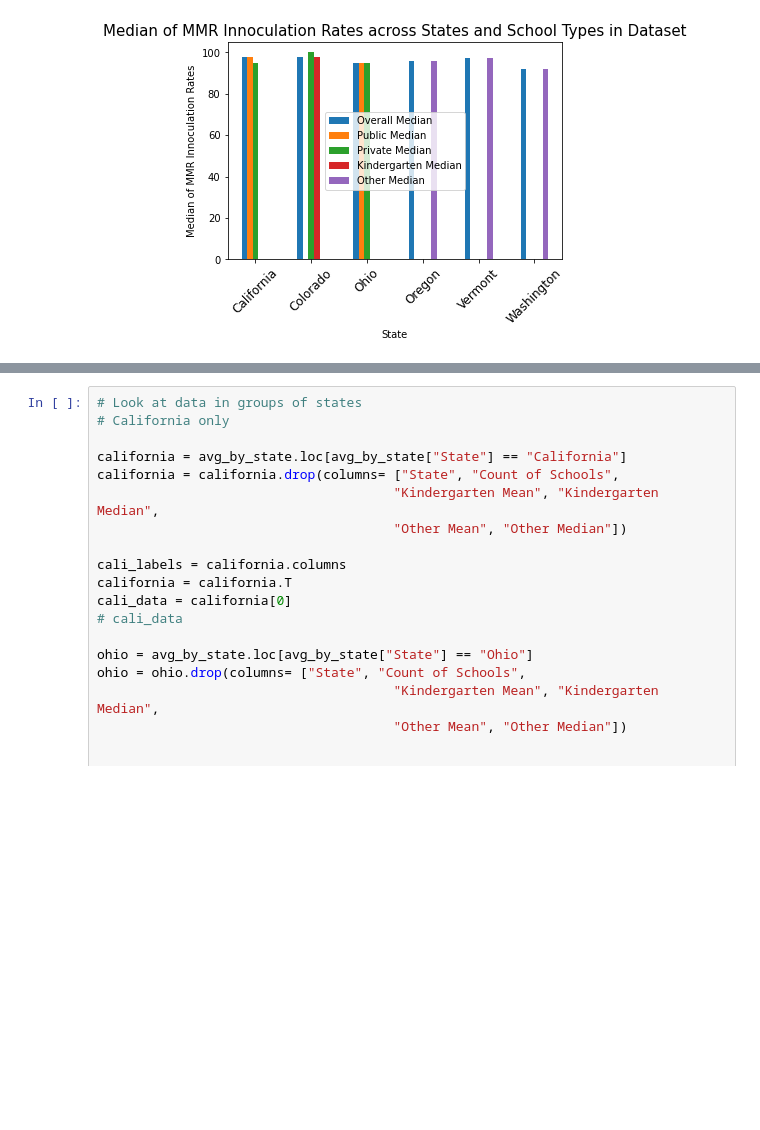
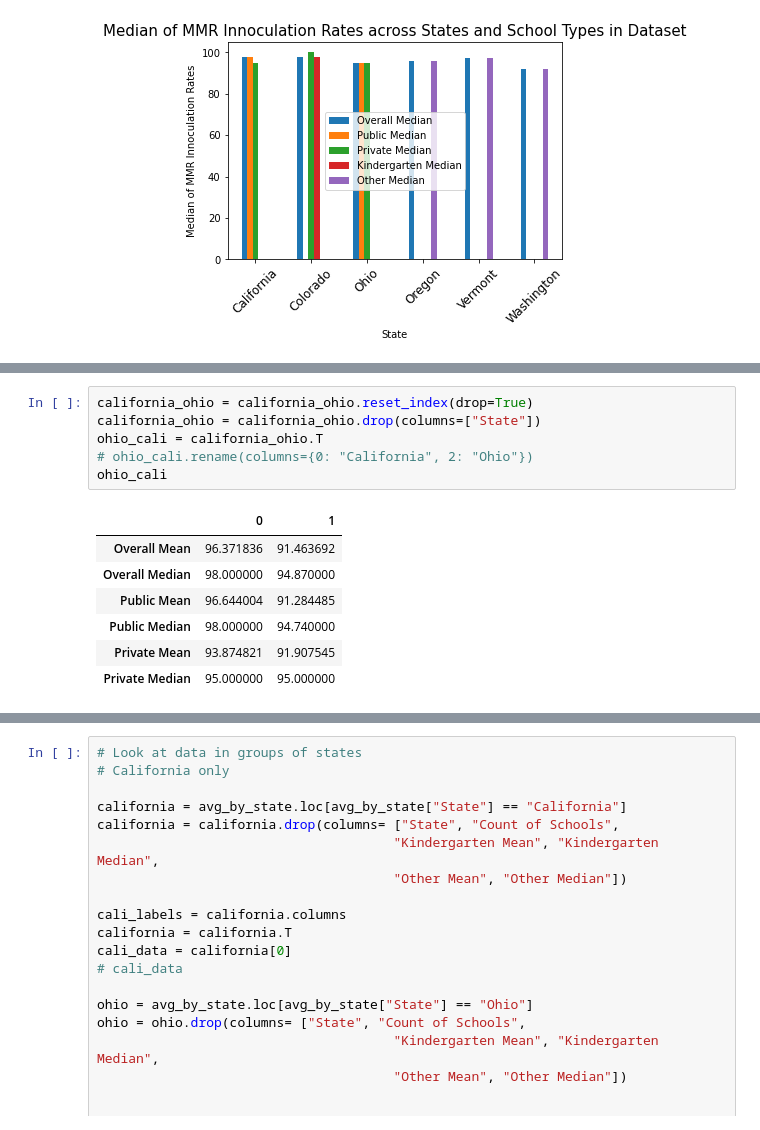
Before and after one commit to mel-c-lowe/UMN_Bootcamp_Project_One, a Jupyter notebook: MMR Vaccinations Trends.ipynb, the cells around one changed output, grey strips where cells are left out. Cells and saved outputs as stored; diff of their text form; blank space fills up the shorter version.

```diff
--- a/MMR Vaccinations Trends.ipynb
+++ b/MMR Vaccinations Trends.ipynb
@@ -312,0 +335,14 @@ plt.show()
+# %%
+california_ohio = california_ohio.reset_index(drop=True)
+california_ohio = california_ohio.drop(columns=["State"])
+ohio_cali = california_ohio.T
+# ohio_cali.rename(columns={0: "California", 2: "Ohio"})
+ohio_cali
+# %% [output]
+|  | 0 | 1 |
+| Overall Mean | 96.371836 | 91.463692 |
+| Overall Median | 98.000000 | 94.870000 |
+| Public Mean | 96.644004 | 91.284485 |
+| Public Median | 98.000000 | 94.740000 |
+| Private Mean | 93.874821 | 91.907545 |
+| Private Median | 95.000000 | 95.000000 |
```
Also changed, not shown: parts of 4 cells of this notebook.
